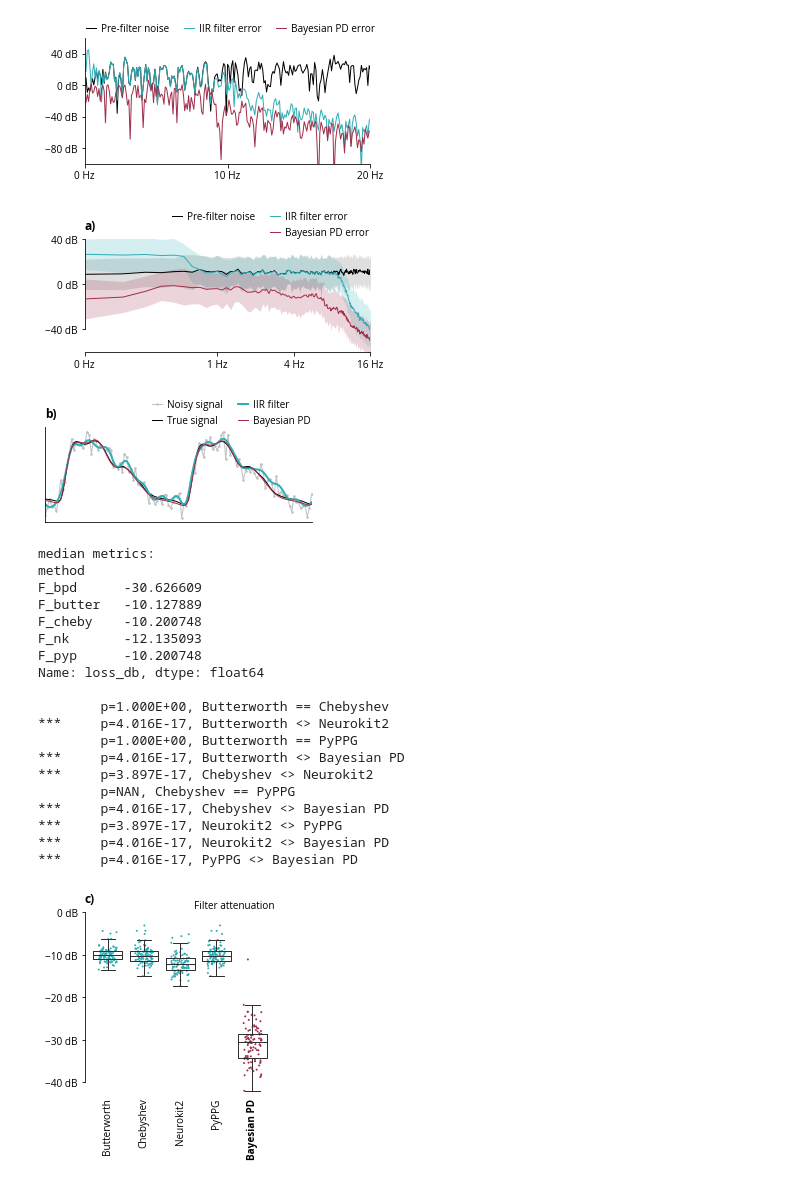
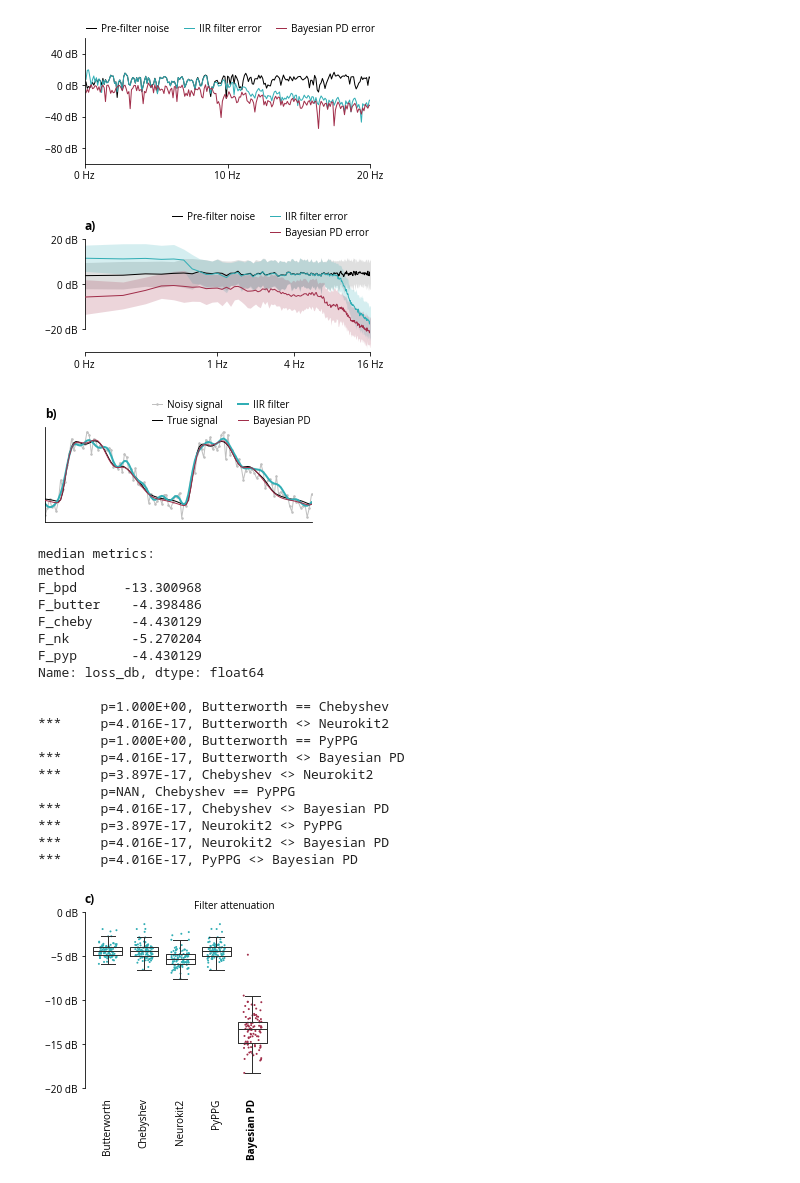
Before and after one commit to parkersruth/bayesian_pulse_deconvolution, a Jupyter notebook: figs/fig1/fig1.ipynb, the cells around one changed output. Saved outputs shown, nothing was run; the diff lists cells and outputs as text; code cells hidden in the pictures.

Commit message:
updating figures

```diff
--- a/figs/fig1/fig1.ipynb
+++ b/figs/fig1/fig1.ipynb
@@ -91,38 +90,38 @@ noise = y_obs2 - y_true2
 iir_err = aligned(y_iir2, y_true2) - y_true2
 bpd_err = aligned(y_bpd2, y_true2) - y_true2
 
-Y_true = 20*np.log(np.abs(fft(y_true)))
-Y_noise = 20*np.log(np.abs(fft(noise)))
-Y_iir_err = 20*np.log(np.abs(fft(iir_err)))
-Y_bpd_err = 20*np.log(np.abs(fft(bpd_err)))
+Y_true = 20*np.log10(np.abs(fft(y_true)))
+Y_noise = 20*np.log10(np.abs(fft(noise)))
+Y_iir_err = 20*np.log10(np.abs(fft(iir_err)))
+Y_bpd_err = 20*np.log10(np.abs(fft(bpd_err)))
 
 
 def subfigure_a():
     fa, fb = 0, 20
     win = (ff > fa) & (ff <= fb)
 
     lines = []
     lines += plt.plot(ff[win], Y_noise[win], c='k', lw=1, label='Pre-filter noise')
     lines += plt.plot(ff[win], Y_iir_err[win], c=cp[3], lw=1, label='IIR filter error')
     lines += plt.plot(ff[win], Y_bpd_err[win], c=cp[1], lw=1, label='Bayesian PD error')
     plt.xlim(fa, fb)
     plt.xticks([0, 10, 20])
     plt.yticks([-80, -40, 0, 40])
     plt.ylim(-100, 60)
     plt.gca().xaxis.set_major_formatter(StrMethodFormatter("{x:0.0f} Hz"))
     plt.gca().yaxis.set_major_formatter(StrMethodFormatter("{x:0.0f} dB"))
 
     plt.legend(lines, [ln.get_label() for ln in lines],
                loc='lower left', bbox_to_anchor=(0, 1.02),
                ncol=3, columnspacing=1.5,
                frameon=False, borderpad=0.0, borderaxespad=0.1,
                handlelength=1.0, handletextpad=0.5)
 
 plt.figure(figsize=(5,2.5))
 subfigure_a()
 plt.show()
 # %% [output]
-[figure, old version]
+[figure, new version]
 # %%
 idx = [x.stem.split('_')[0] for x in sorted(data_dir.glob('idx/*/*_soln_bpd.pkl'))]
 
@@ -178,8 +177,8 @@ def subfigure_a_all(debug=False):
     plt.semilogx()
     plt.xticks([ff[win][0], 1, 4, 16])
 
-    plt.yticks([-40, 0, 40])
-    plt.ylim(-60, 40)
+    plt.yticks([-20, 0, 20])
+    plt.ylim(-30, 20)
     plt.gca().xaxis.set_major_formatter(StrMethodFormatter("{x:0.0f} Hz"))
     plt.gca().yaxis.set_major_formatter(StrMethodFormatter("{x:0.0f} dB"))
 
@@ -197,7 +196,7 @@ plt.figure(figsize=(5,2.5))
 subfigure_a_all()
 plt.show()
 # %% [output]
-[figure, old version]
+[figure, new version]
 # %%
 t, y_obs, y_iir, y_bpd, y_true = load_from_id('0001')
 
@@ -248,8 +247,8 @@ def subfigure_c(sub='c)', stats=False):
     plt.gca().yaxis.set_major_formatter(StrMethodFormatter("{x:0.0f} dB"))
 
     plt.gca().tick_params(axis="x", direction="in", pad=-61)
-    plt.ylim(-58, 0)
-    plt.yticks([-40, -30, -20, -10, 0])
+    plt.ylim(-28, 0)
+    plt.yticks([-20, -15, -10, -5, 0])
     sns.despine(ax=plt.gca(), bottom=True, trim=True)
     labels = plt.gca().get_xticklabels()
     labels[-1].set_weight('bold')
@@ -272,11 +271,11 @@ plt.show()
 # %% [output]
 median metrics:
 method
-F_bpd      -30.626609
-F_butter   -10.127889
-F_cheby    -10.200748
-F_nk       -12.135093
-F_pyp      -10.200748
+F_bpd      -13.300968
+F_butter    -4.398486
+F_cheby     -4.430129
+F_nk        -5.270204
+F_pyp       -4.430129
 Name: loss_db, dtype: float64
 
         p=1.000E+00, Butterworth == Chebyshev
@@ -289,7 +288,7 @@ Name: loss_db, dtype: float64
 ***     p=3.897E-17, Neurokit2 <> PyPPG
 ***     p=4.016E-17, Neurokit2 <> Bayesian PD
 ***     p=4.016E-17, PyPPG <> Bayesian PD
-[figure, old version]
+[figure, new version]
 # %%
 fig = plt.figure(figsize=(6.5,4), layout="constrained")
 
```
Also changed, not shown: parts of 3 cells of this notebook, 13 other files.
